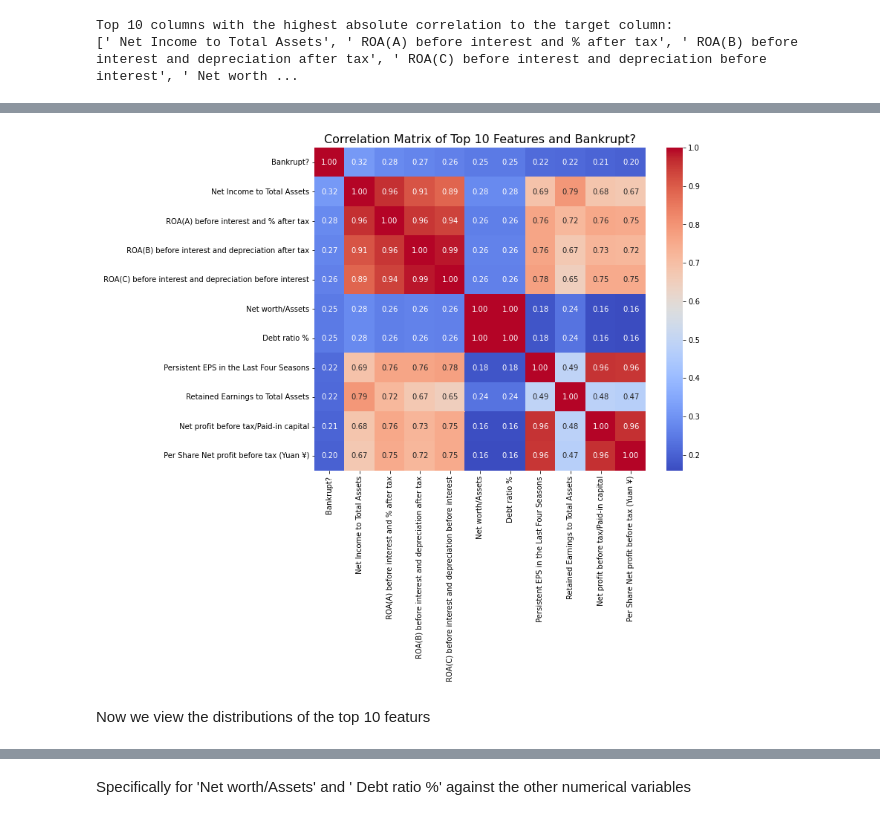
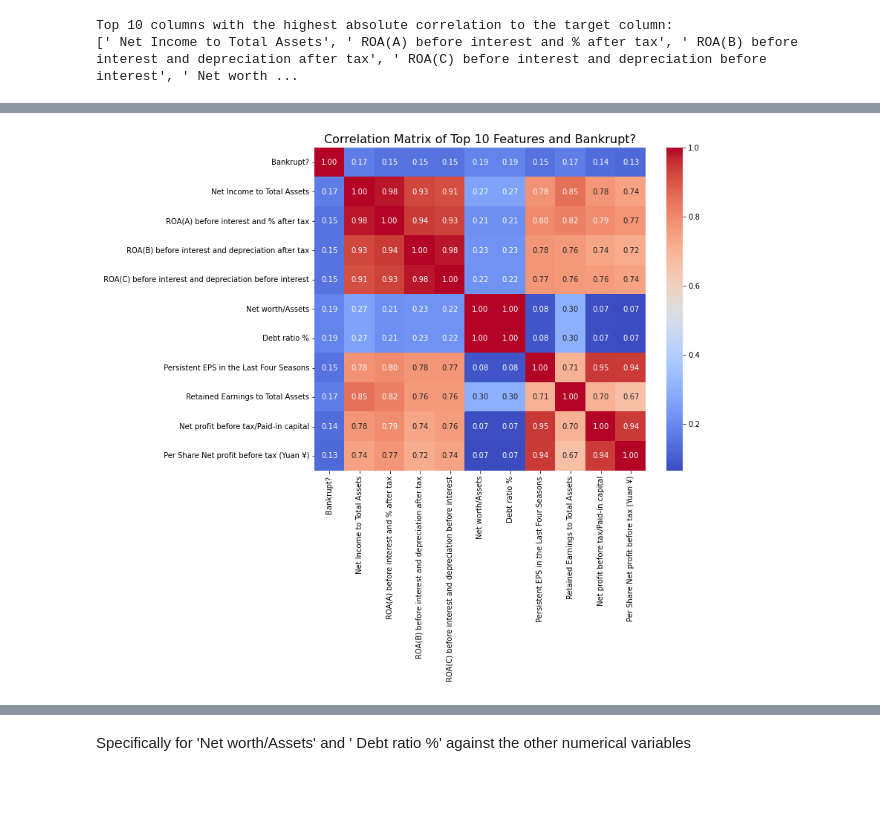
Before and after one commit to paaniwater/DSAI-Project, a Jupyter notebook: data_visualisations.ipynb, the cells around one changed output, grey strips where cells are left out. Drawn from its saved outputs; the diff is of its cells as text; code cells hidden in the pictures; blank space fills up the shorter version.

Commit message:
Outliers - insights

```diff
--- a/data_visualisations.ipynb
+++ b/data_visualisations.ipynb
@@ -132,0 +233,15 @@ New heatmap
+# %%
+new_df_for_outliers = new_df_with_bankrupt.copy()
+# Calculate the quartiles and interquartile range for the 'Retained Earnings to Total Assets' column
+Q1 = new_df_with_bankrupt[' Retained Earnings to Total Assets'].quantile(0.25)
+Q3 = new_df_with_bankrupt[' Retained Earnings to Total Assets'].quantile(0.75)
+IQR = Q3 - Q1
+
+# Identify the indices of the outliers in the 'Retained Earnings to Total Assets' column
+outliers = np.where((new_df_with_bankrupt[' Retained Earnings to Total Assets'] < (Q1 - 1.5 * IQR)) | (new_df_with_bankrupt[' Retained Earnings to Total Assets'] > (Q3 + 1.5 * IQR)))
+
+# Create a new dataframe called new_df_no_outliers that does not contain the outliers
+new_df_no_outliers = new_df_with_bankrupt.drop(new_df_with_bankrupt.index[outliers]).reset_index(drop=True)
+
+# Print information about the new_df_no_outliers DataFrame
+new_df_no_outliers.info()
@@ -133,13 +275,11 @@ New heatmap
 # %%
 # Create a correlation matrix for the new DataFrame
-corr_matrix = new_df_with_bankrupt.corr().abs()
+corr_matrix = new_df_no_outliers.corr().abs()
 
 # Plot a heatmap for the correlation matrix
 plt.figure(figsize=(10, 8))
 sns.heatmap(corr_matrix, cmap='coolwarm', annot=True, fmt='.2f')
 plt.title('Correlation Matrix of Top 10 Features and Bankrupt?', fontsize=16)
 plt.show()
 # %% [output]
-[figure, old version]
+[figure, new version]
-# %% [markdown]
-Now we view the distributions of the top 10 featurs
```
Also changed, not shown: parts of 30 cells of this notebook.
